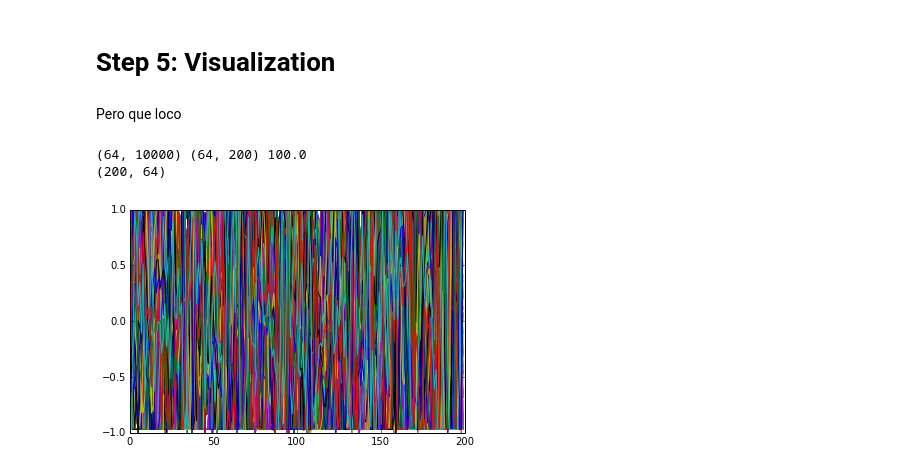
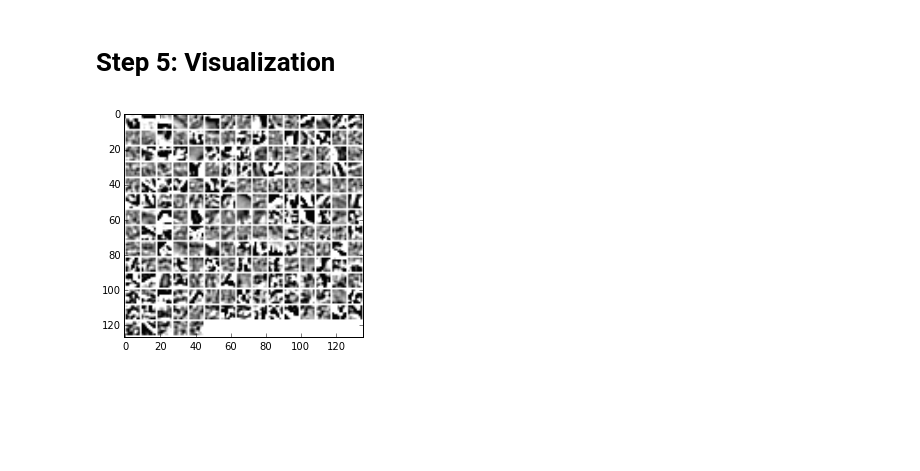
Before and after one commit to ssierral/taller4ML, a Jupyter notebook: SparseAutoenconder.ipynb, the cells around one changed output. Drawn from its saved outputs; the diff is of its cells as text; code cells hidden in the pictures; blank space fills up the shorter version.

Commit message:
Visualization fixed

```diff
--- a/SparseAutoenconder.ipynb
+++ b/SparseAutoenconder.ipynb
@@ -188,59 +188,74 @@ J = lambda x:sparseAutoencoderCost(theta, visibleSize, hiddenSize, lamb,
 # %% [markdown]
 Step 5: Visualization
 =====================
-# %% [markdown]
-Pero que loco
 # %%
 import pylab as pl
-
+import matplotlib
+%matplotlib inline
 def displayNetwork(A, cols, opt_normalize=True, opt_graycolor=True,
                    opt_colmajor=False):
     """ This function visualizes filters in matrix A. Each column
     of A is a filter. We will reshape each column into a square image
     and visualizes on each cell if the visualization panel.
 
     Keyword arguments:
     opt_normalize -- wheter we need to normalize, default is True
     opt_graycolor -- wheter we use gray as the heat map, default is True
     cols -- how many columns are ther in the display. Default is sqrt of
            number of columns in A
     opt_colmajor -- you can switch convention to row major for A. Default is False
     """
-    A = A - np.mean(A)
-    (L,M) = A.shape
-    size = sqrt(L)
-    n = cols
-    m = M/n
+    A = A - np.average(A)
 
+# compute rows, cols
+    (L, M) = A.shape
+    sz = int(np.ceil(np.sqrt(L)))
+    buf = 1
+    n = np.ceil(np.sqrt(M))
+    m = np.ceil(M / n)
 
-    image = np.ones((m*size,n*size))
-    print image.shape
+    img = np.ones(shape=(buf + m * (sz + buf), buf + n * (sz + buf)))
 
     if not opt_graycolor:
-        image *= 0.1
-    k = 0
-    for i in range(int(m)):
-        for j in range(int(n)):
-            if k >= M:
-                continue
-            clim = np.max(np.abs(A[:, k]))
+        img = 0.1 * img
 
-            if opt_normalize:
-                image[i*size:i*size+size,j*size:j*size+size] = A[:, k].reshape(size, size)/clim
-            else:
-                image[i*size:i*size+size,j*size:j*size+size] = A[:, k].reshape(size, size)/np.max(np.abs(A))
-            k += 1
-        pl.plot(image)
+    if not opt_colmajor:
+        k=0
+        for i in range(int(m)):
+            for j in range(int(n)):
+                if k >= M:
+                    continue
+                clim = np.max(np.abs(A[:, k]))
+                if opt_normalize:
+                    img[buf + i * (sz + buf):buf + i * (sz + buf) + sz, buf + j * (sz + buf):buf + j * (sz + buf) + sz] = \
+                    A[:, k].reshape(sz, sz) / clim
+                else:
+                    image[buf + i * (sz + buf):buf + i * (sz + buf) + sz, buf + j * (sz + buf):buf + j * (sz + buf) + sz] = \
+                    A[:, k].reshape(sz, sz) / np.max(np.abs(A))
+                k += 1
+    else:
+        k=0
+        for i in range(int(m)):
+            for j in range(int(n)):
+                if k >= M:
+                    continue
+                clim = np.max(np.abs(A[:, k]))
+                if opt_normalize:
+                    img[buf + i * (sz + buf):buf + i * (sz + buf) + sz, buf + j * (sz + buf):buf + j * (sz + buf) + sz] = \
+                    A[:, k].reshape(sz, sz) / clim
+                else:
+                    image[buf + i * (sz + buf):buf + i * (sz + buf) + sz, buf + j * (sz + buf):buf + j * (sz + buf) + sz] = \
+                    A[:, k].reshape(sz, sz)
+                k += 1
+    pl.imshow(img, cmap=matplotlib.cm.gray)
     pl.show()
 
 
 A = sampleImages()
 m = A.shape[1]
 rand_indices = np.random.permutation(m)[:200]
 (L,M) = A.shape
-print A.shape, A[:,:200].shape, sqrt(m)
+#print A.shape, A[:,:200].shape, sqrt(m)
 displayNetwork(A[:,:200],8)
 # %% [output]
-(64, 10000) (64, 200) 100.0
-(200, 64)
-[figure, old version]
+[figure, new version]
```
Also changed, not shown: parts of 1 cell of this notebook.
